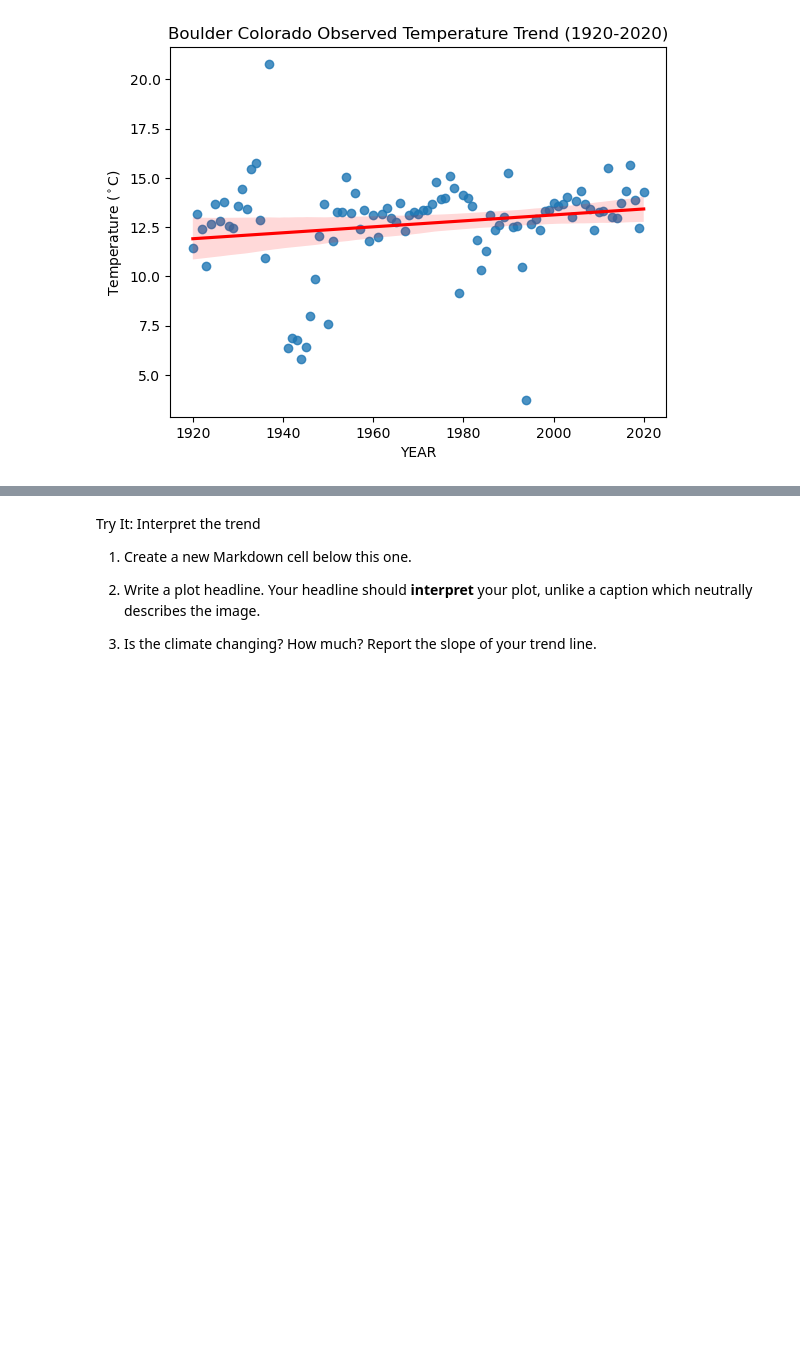
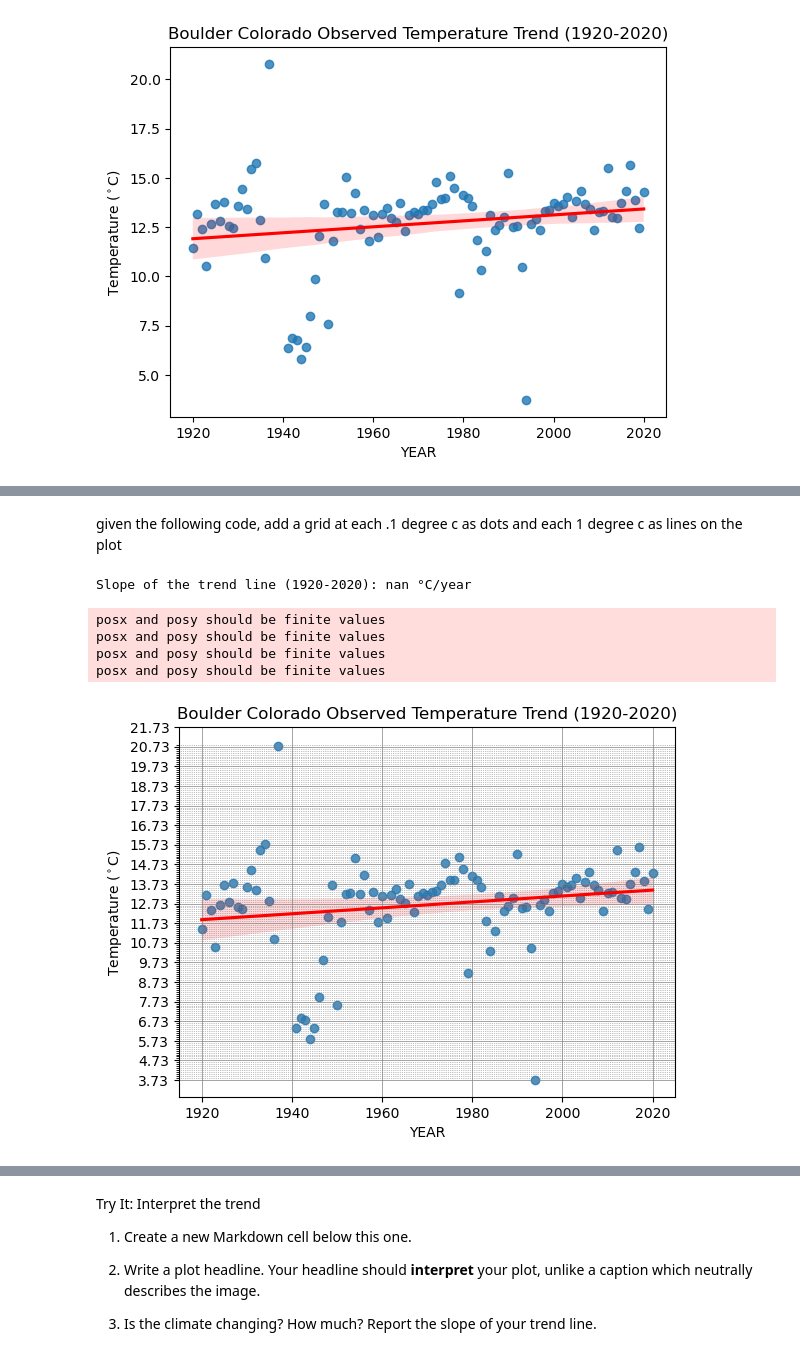
Before and after one commit to earthlab-education/climate-coding-challenge-gpb3037, a Jupyter notebook: Climate Coding Challenge, Part 5!.ipynb, the cells around one changed output, grey strips where cells are left out. Cells and saved outputs as stored; diff of their text form; code cells hidden in the pictures; blank space fills up the shorter version.

Commit message:
visual analysis of slope'

```diff
--- a/Climate Coding Challenge, Part 5!.ipynb
+++ b/Climate Coding Challenge, Part 5!.ipynb
@@ -372,0 +431,71 @@ posx and posy should be finite values
+# %% [markdown]
+given the following code, add a grid at each .1 degree c as dots and each 1 degree c as lines on the plot
+# %%
+import seaborn as sns
+import matplotlib.pyplot as plt
+import statsmodels.api as sm
+import numpy as np
+
+# Filter the data between 1920 and 2020
+bco_ann_climate_df_filtered = bco_ann_climate_df[
+    (bco_ann_climate_df['Year'] >= 1920) & (bco_ann_climate_df['Year'] <= 2020)
+]
+
+# Plot annual average temperature data with a red trend line for the filtered data
+ax = sns.regplot(
+    x=bco_ann_climate_df_filtered['Year'],
+    y=bco_ann_climate_df_filtered['TOBS_C'],
+    line_kws={'color': 'red'},  # Change the trend line to red
+)
+
+# Set plot labels
+ax.set(
+    title='Boulder Colorado Observed Temperature Trend (1920-2020)',
+    xlabel='YEAR',
+    ylabel='Temperature ($^\circ$C)'  # Updated unit to Celsius
+)
+
+# Fit the OLS model to get the slope for the filtered data
+X = sm.add_constant(bco_ann_climate_df_filtered['Year'])  # Add constant for the intercept
+model = sm.OLS(bco_ann_climate_df_filtered['TOBS_C'], X).fit()  # Fit the model
+
+# Extract the slope and intercept
+slope = model.params['Year']
+intercept = model.params['const']
+print(f"Slope of the trend line (1920-2020): {slope:.4f} °C/year")
+
+# Predict temperatures at 1920 and 2020
+years = np.array([1920, 2020])
+predicted_temps = intercept + slope * years
+
+# Ensure values are finite to avoid plotting issues
+predicted_temps = np.where(np.isfinite(predicted_temps), predicted_temps, np.nan)
+
+# Annotate the predicted values on the plot
+for year, temp in zip(years, predicted_temps):
+    ax.text(year, temp, f'{temp:.2f}', color='red', fontsize=10, ha='center', va='bottom')
+
+# Add grid lines at 0.1°C intervals (dotted lines) and 1°C intervals (solid lines)
+ax.xaxis.grid(True, which='major', color='gray', linestyle='-', linewidth=0.5)  # Major vertical grid (year)
+ax.yaxis.grid(True, which='major', color='gray', linestyle='-', linewidth=0.5)  # Major horizontal grid (1°C)
+ax.yaxis.grid(True, which='minor', color='gray', linestyle=':', linewidth=0.5)  # Minor horizontal grid (0.1°C)
+
+# Set grid interval for the Y axis (temperature)
+ax.set_yticks(np.arange(
+    bco_ann_climate_df_filtered['TOBS_C'].min(),
+    bco_ann_climate_df_filtered['TOBS_C'].max() + 1, 1
+))
+ax.set_yticks(np.arange(
+    bco_ann_climate_df_filtered['TOBS_C'].min(),
+    bco_ann_climate_df_filtered['TOBS_C'].max() + 0.1, 0.1
+), minor=True)
+
+# Display the plot
+plt.show()
+# %% [output]
+Slope of the trend line (1920-2020): nan °C/year
+posx and posy should be finite values
+posx and posy should be finite values
+posx and posy should be finite values
+posx and posy should be finite values
+[figure, added]
```
Also changed, not shown: parts of 6 cells of this notebook, 1 other file.
